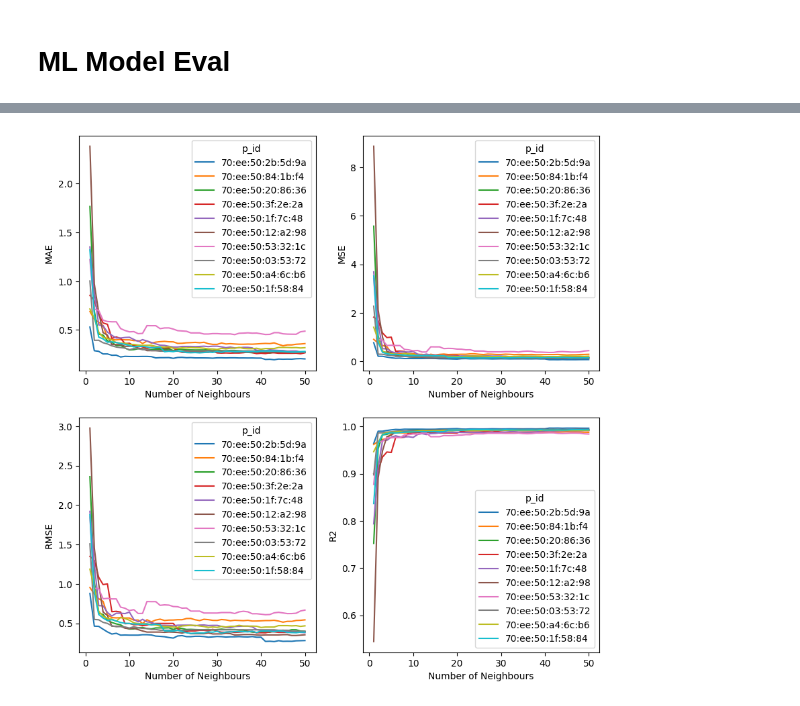
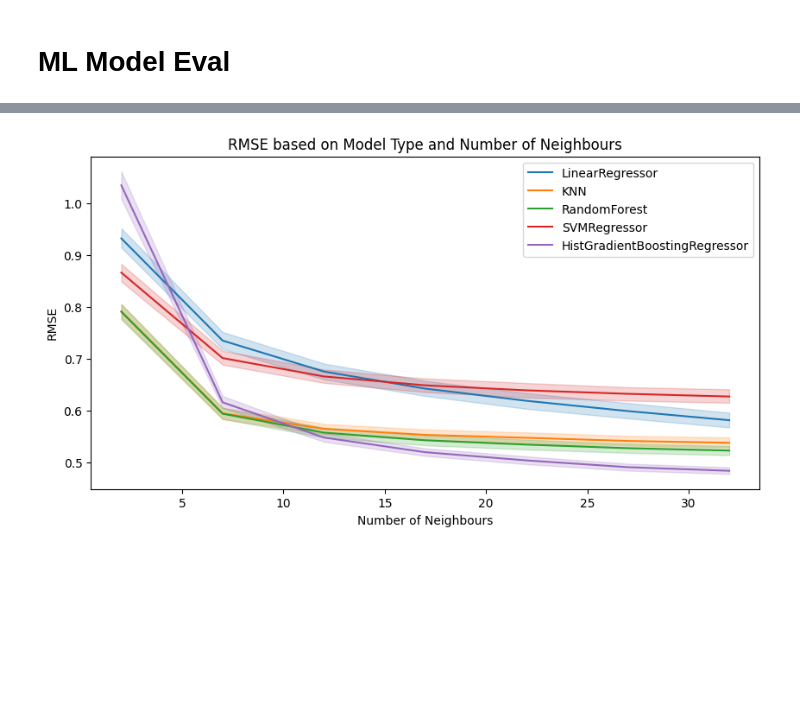
Before and after one commit to IanBuck-dev/master-thesis-data-science, a Jupyter notebook: point-interpolation.ipynb, the cells around one changed output, grey strips where cells are left out. Cells and saved outputs as stored; diff of their text form; code cells hidden in the pictures; blank space fills up the shorter version.

```diff
--- a/point-interpolation.ipynb
+++ b/point-interpolation.ipynb
@@ -393,0 +542,12 @@ with pd.option_context('display.max_rows', None, 'display.max_columns', None):
+# %%
+import pandas as pd
+
+# Load statistics
+eval_df_hamburg = pd.read_csv('data/evaluation/eval_df_all_hamburg.csv')
+eval_df_hamburg["provider"] = "Netatmo"
+eval_df_stuttgart = pd.read_csv('data/evaluation/eval_df_all_stuttgart.csv')
+eval_df_stuttgart["provider"] = "Sensor.Community"
+
+eval_df = pd.concat([eval_df_hamburg, eval_df_stuttgart])
+
+print(eval_df)
@@ -394,26 +685,22 @@ with pd.option_context('display.max_rows', None, 'display.max_columns', None):
 # %%
 import seaborn as sns
 
 # Define the color palette for the lines
 color_palette = sns.color_palette('tab10')  # You can choose other palettes or define custom colors
 
-fig, axs = plt.subplots(2, 2, figsize=(10, 10))
+fig, ax = plt.subplots(figsize=(10, 5))
 
-grouped_df = eval_df_2
+grouped_df = eval_df
 
 # Set the 'hue' parameter in each lineplot call to differentiate the lines based on the 'hue' value
-sns.lineplot(data=grouped_df, x='n_neighbours', y='MAE', ax=axs[0][0], hue="p_id", legend='auto', color=color_palette)
-sns.lineplot(data=grouped_df, x='n_neighbours', y='MSE', ax=axs[0][1], hue="p_id", legend='auto', color=color_palette)
-sns.lineplot(data=grouped_df, x='n_neighbours', y='RMSE', ax=axs[1][0], hue="p_id", legend='auto', color=color_palette)
-sns.lineplot(data=grouped_df, x='n_neighbours', y='R2', ax=axs[1][1], hue="p_id", legend='auto', color=color_palette)
+sns.lineplot(data=grouped_df, x='n_neighbours', y='RMSE', ax=ax, hue="regressor_type", legend='auto', color=color_palette)
 
+ax.set_title('RMSE based on Model Type and Number of Neighbours')
+ax.legend(loc='upper right')
 # axs[0].set_title('Mean Absolute Error')
-axs[0][0].set_xlabel('Number of Neighbours')
-axs[0][1].set_xlabel('Number of Neighbours')
-axs[1][0].set_xlabel('Number of Neighbours')
-axs[1][1].set_xlabel('Number of Neighbours')
+ax.set_xlabel('Number of Neighbours')
 # axs[0].set_ylabel('MAE')
 
 plt.show()
 # %% [output]
-[figure, old version]
+[figure, new version]
```
Also changed, not shown: parts of 18 cells of this notebook.
